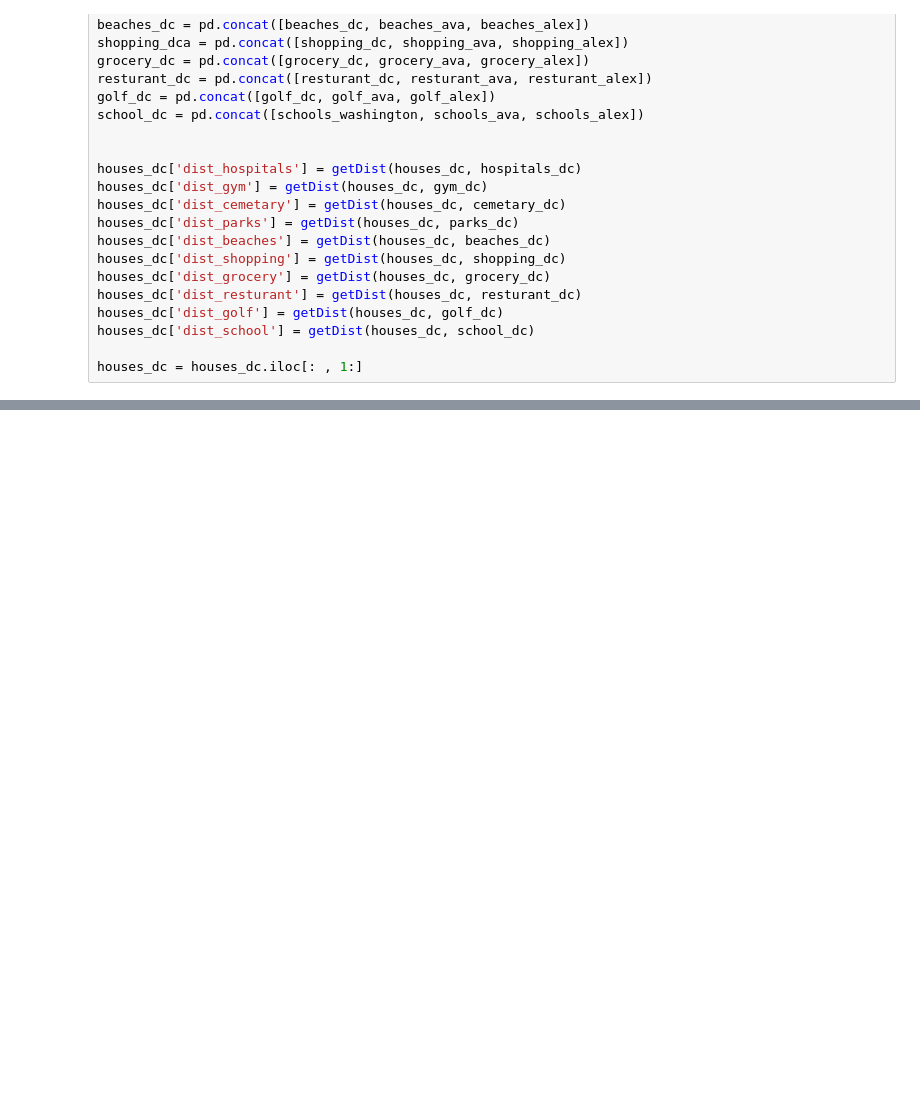
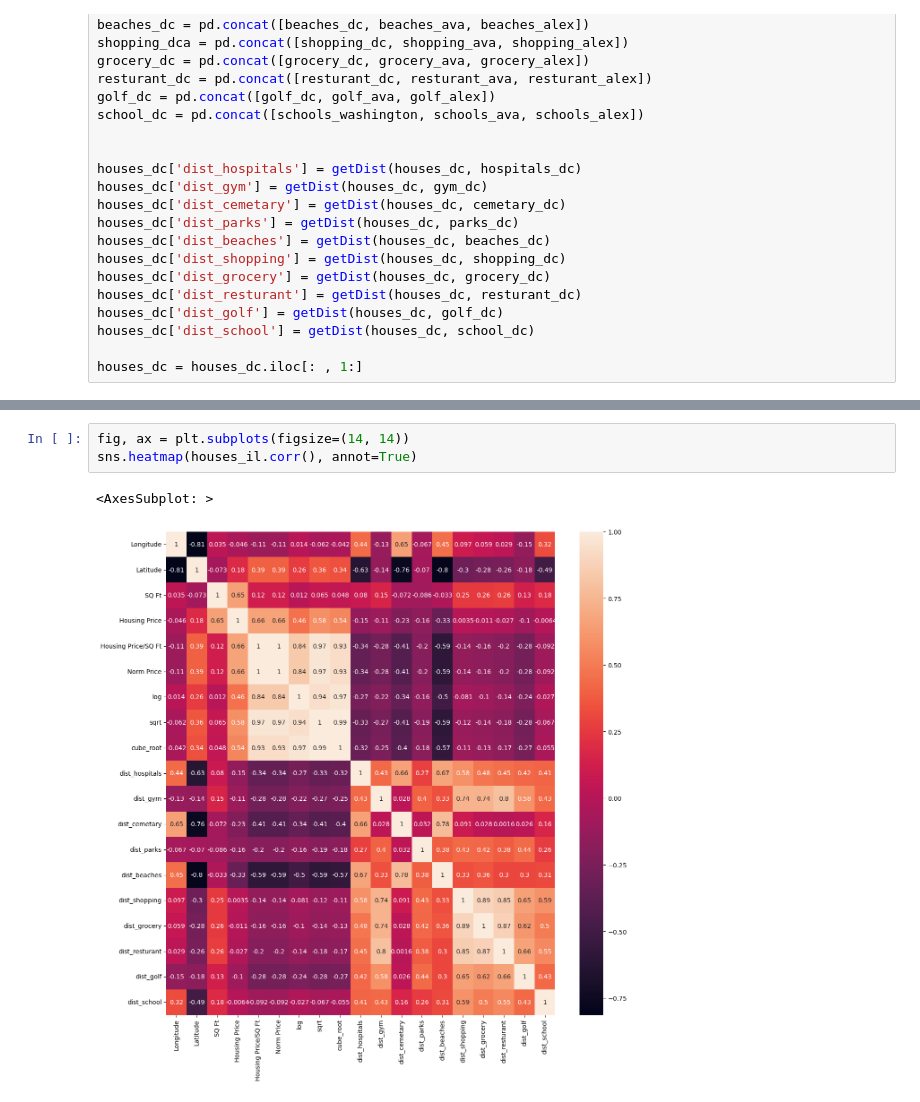
Before and after one commit to jefflee702/Analysis-of-the-Effects-of-Location-on-House-Pricing, a Jupyter notebook: code/main.ipynb, the cells around one changed output, grey strips where cells are left out. Saved outputs shown, nothing was run; the diff lists cells and outputs as text; blank space fills up the shorter version.

```diff
--- a/code/main.ipynb
+++ b/code/main.ipynb
@@ -480,0 +553,6 @@ houses_dc.to_csv("mi_final_dcmetro.csv")
+# %%
+fig, ax = plt.subplots(figsize=(14, 14))
+sns.heatmap(houses_il.corr(), annot=True)
+# %% [output]
+<AxesSubplot: >
+[figure, added]
```
Also changed, not shown: parts of 20 cells of this notebook, 3 other files.
